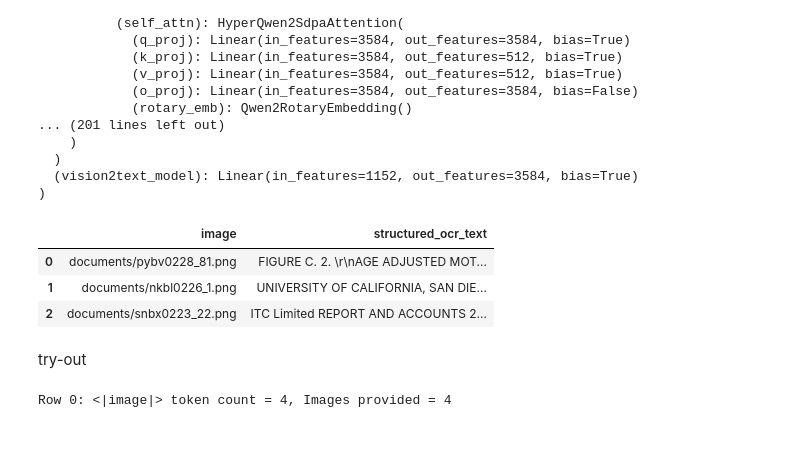
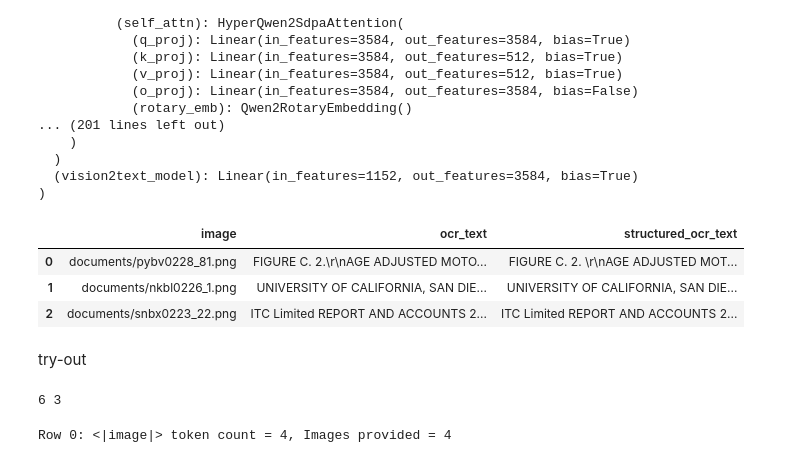
Before and after one commit to catchcheng/docvqa, a Jupyter notebook: vlm_ocr.ipynb, the cells around one changed output. Saved outputs shown, nothing was run; the diff lists cells and outputs as text; code cells hidden in the pictures.

Commit message:
Add files via upload
use vlm 3-shot learning to extract high quality ocr

```diff
--- a/vlm_ocr.ipynb
+++ b/vlm_ocr.ipynb
@@ -177,12 +177,12 @@ def extract_string_after_documents(text):
 # Apply the function to the relevant column of your DataFrame
 few_shot_df['extracted_filename'] = few_shot_df['image'].apply(extract_string_after_documents)
 # %%
-few_shot_df[["image", "structured_ocr_text"]].head(3)
+few_shot_df[["image", "ocr_text", "structured_ocr_text"]].head(3)
 # %% [output]
-|  | image | structured_ocr_text |
-| 0 | documents/pybv0228_81.png | FIGURE C. 2. \r\nAGE ADJUSTED MOT... |
-| 1 | documents/nkbl0226_1.png | UNIVERSITY OF CALIFORNIA, SAN DIE... |
-| 2 | documents/snbx0223_22.png | ITC Limited REPORT AND ACCOUNTS 2... |
+|  | image | ocr_text | structured_ocr_text |
+| 0 | documents/pybv0228_81.png | FIGURE C. 2.\r\nAGE ADJUSTED MOTO... | FIGURE C. 2. \r\nAGE ADJUSTED MOT... |
+| 1 | documents/nkbl0226_1.png | UNIVERSITY OF CALIFORNIA, SAN DIE... | UNIVERSITY OF CALIFORNIA, SAN DIE... |
+| 2 | documents/snbx0223_22.png | ITC Limited REPORT AND ACCOUNTS 2... | ITC Limited REPORT AND ACCOUNTS 2... |
 # %% [markdown]
 try-out
 # %%
@@ -226,6 +226,10 @@ QUERY_MESSAGES = [
     {"role": "user", "content": "<|image|>"},
     {"role": "assistant", "content": ""}
 ]
+# %%
+print(len(ORIGINAL_DEMO_MESSAGES), len(ORIGINAL_DEMO_IMAGES))
+# %% [output]
+6 3
 # %%
 # Prepare a list to store your generated OCR outputs.
 vlm_ocr_texts = []
```
Also changed, not shown: parts of 5 cells of this notebook.
